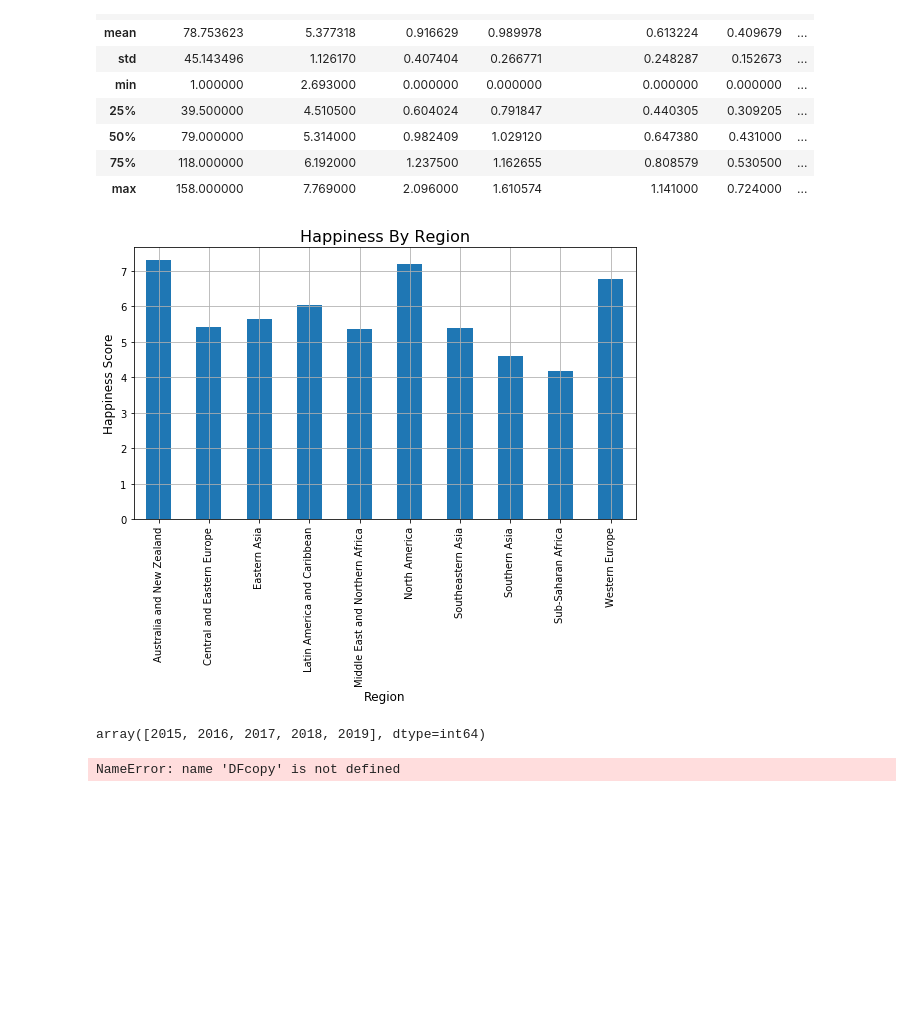
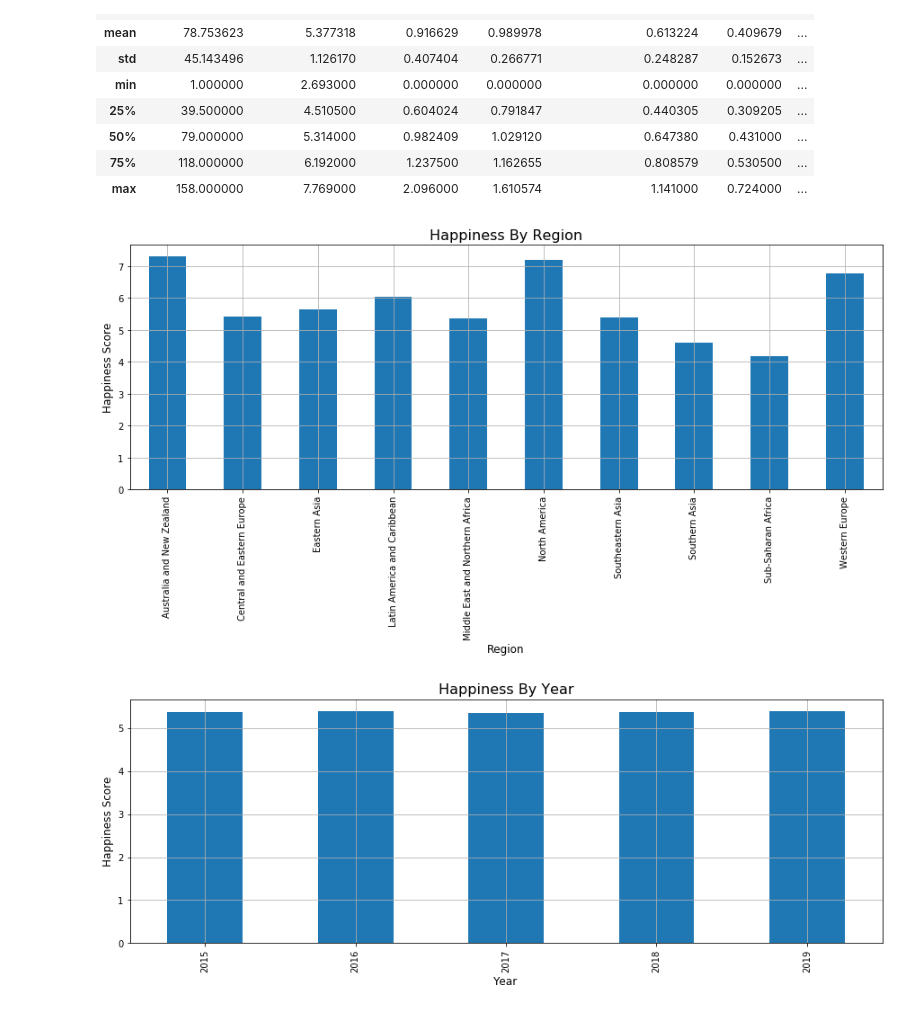
Before and after one commit to simrankgill/NSF_Mini_Project, a Jupyter notebook: WorldHappiness.ipynb, the cells around one changed output. Cells and saved outputs as stored; diff of their text form; code cells hidden in the pictures; blank space fills up the shorter version.

Commit message:
Splitting year data

```diff
--- a/WorldHappiness.ipynb
+++ b/WorldHappiness.ipynb
@@ -134,10 +235,10 @@ DF.describe()
 # %%
 RegionGrouped = DF.groupby('Region')['Happiness Score'].mean()
 RegionGrouped.plot.bar()
 plt.title("Happiness By Region", fontsize = 16)
 plt.ylabel("Happiness Score", fontsize = 12)
 plt.xlabel("Region",fontsize = 12)
-plt.gcf().set_size_inches(9,5)
+plt.gcf().set_size_inches(15,5)
 plt.grid();
 # %% [output]
-[figure, old version]
+[figure, new version]
@@ -146,8 +245,10 @@ subWH = pd.read_csv("submission_world_happiness.csv")
-# %%
-np.unique(DF["Year"])
-# %% [output]
-array([2015, 2016, 2017, 2018, 2019], dtype=int64)
-# %%
-DFcopy[["Country","Region"]]
-# %% [output]
-NameError: name 'DFcopy' is not defined
+# %%
+YearGrouped = DF.groupby('Year')['Happiness Score'].mean()
+YearGrouped.plot.bar()
+plt.title("Happiness By Year", fontsize = 16)
+plt.ylabel("Happiness Score", fontsize = 12)
+plt.xlabel("Year",fontsize = 12)
+plt.gcf().set_size_inches(15,5)
+plt.grid();
+# %% [output]
+[figure, added]
```
Also changed, not shown: parts of 16 cells of this notebook.
